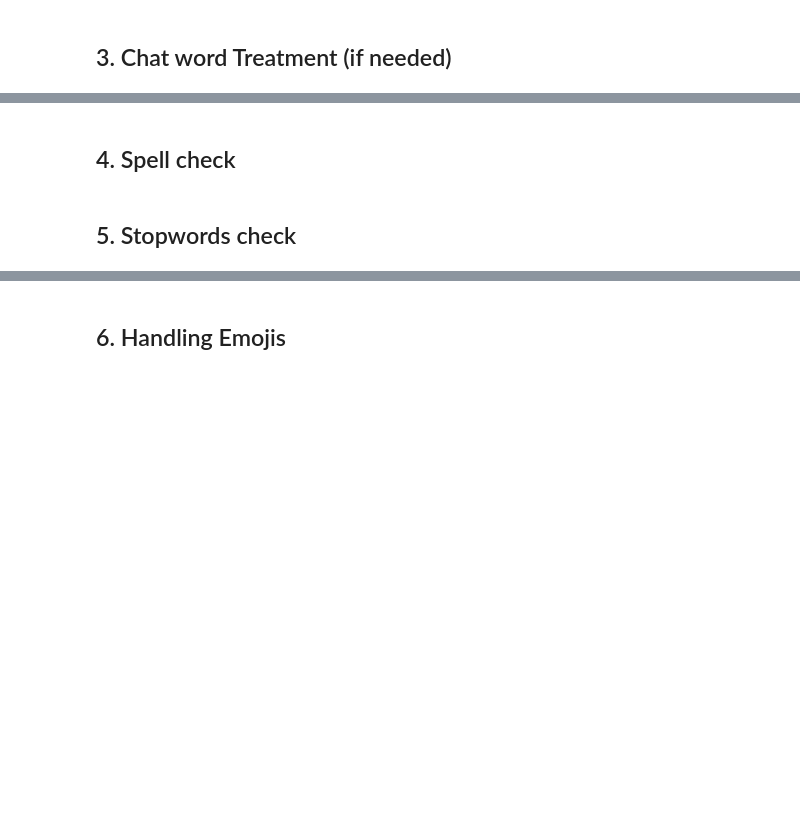
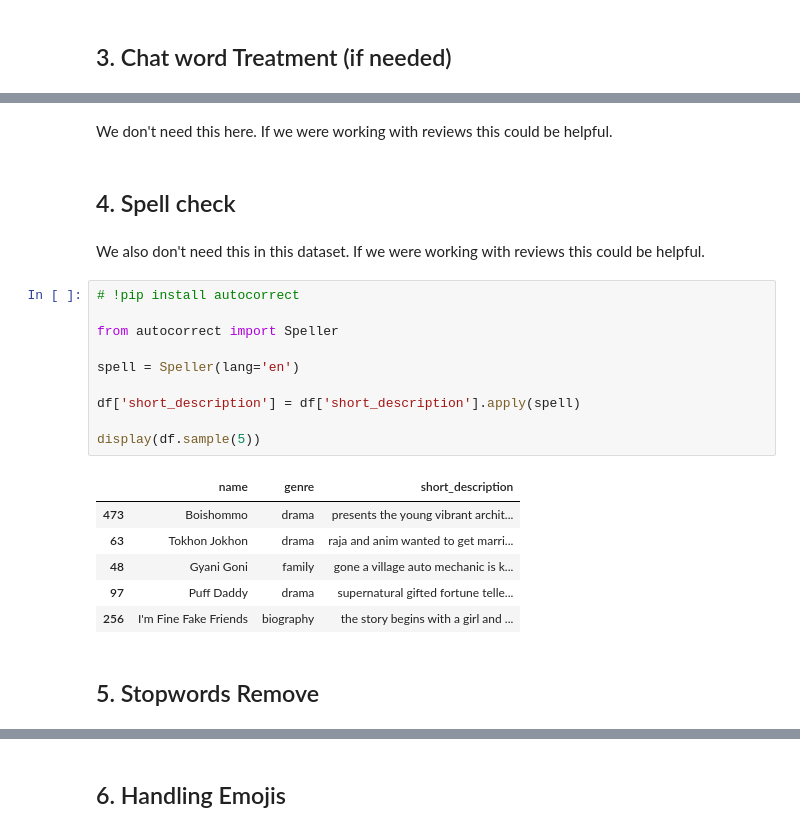
Before and after one commit to shartazkhan/nlp_fundamentals, a Jupyter notebook: NLP_Text_Preprocessing_2_on_custom_dataset.ipynb, the cells around one changed output, grey strips where cells are left out. Cells and saved outputs as stored; diff of their text form; blank space fills up the shorter version.

```diff
--- a/NLP_Text_Preprocessing_2_on_custom_dataset.ipynb
+++ b/NLP_Text_Preprocessing_2_on_custom_dataset.ipynb
@@ -119,4 +225,25 @@ df['short_description'][49]
+# %% [markdown]
+We don't need this here. If we were working with reviews this could be helpful.
 # %% [markdown]
 ## 4.   Spell check
+# %% [markdown]
+We also don't need this in this dataset. If we were working with reviews this could be helpful.
+# %%
+# !pip install autocorrect
+
+from autocorrect import Speller
+
+spell = Speller(lang='en')
+
+df['short_description'] = df['short_description'].apply(spell)
+
+display(df.sample(5))
+# %% [output]
+|  | name | genre | short_description |
+| 473 | Boishommo | drama | presents the young vibrant archit... |
+| 63 | Tokhon Jokhon | drama | raja and anim wanted to get marri... |
+| 48 | Gyani Goni | family | gone a village auto mechanic is k... |
+| 97 | Puff Daddy | drama | supernatural gifted fortune telle... |
+| 256 | I'm Fine Fake Friends | biography | the story begins with a girl and ... |
 # %% [markdown]
-## 5.   Stopwords check
+## 5.   Stopwords Remove
```
Also changed, not shown: parts of 27 cells of this notebook.
